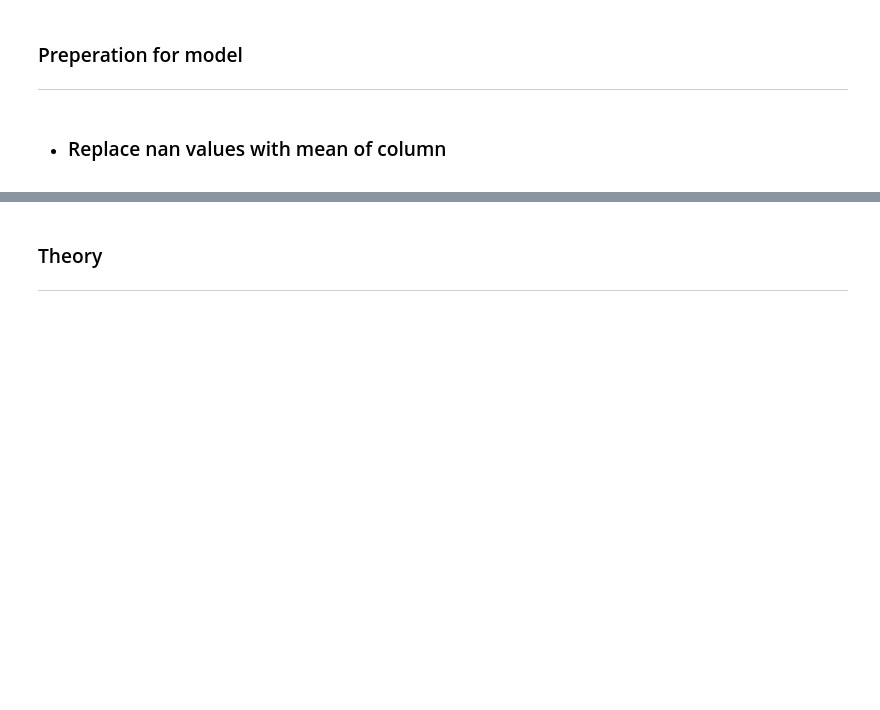
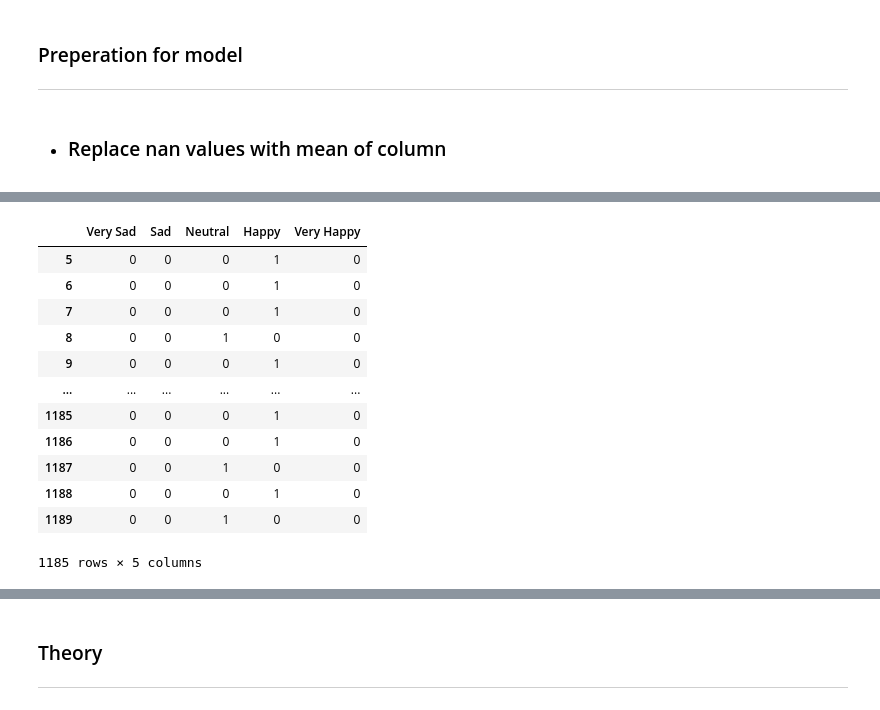
Before and after one commit to shreyaraghavendra/DTM_Group86, a Jupyter notebook: Assignment1/classification.ipynb, the cells around one changed output, grey strips where cells are left out. Drawn from its saved outputs; the diff is of its cells as text; code cells hidden in the pictures; blank space fills up the shorter version.

```diff
--- a/Assignment1/classification.ipynb
+++ b/Assignment1/classification.ipynb
@@ -59,0 +66,40 @@ x_train, x_test, y_train, y_test = train_test_split(x_scaled, y, test_size=0.2,
+# %%
+#Convert mood values to labels
+bins = [0, 2, 4, 6, 8, 10]
+labels = ['Very Sad', 'Sad', 'Neutral', 'Happy', 'Very Happy']
+df['mood_category'] = pd.cut(df['mood'], bins=bins, labels=labels, include_lowest=True)
+
+
+
+#Split target and features
+x = df.drop(['id','time', 'mood','mood_category'],axis=1) #Exclude time for now, but try including it later!
+y = pd.get_dummies(df['mood_category']) #Hot encode y labels so that they can be used in the model
+
+#Normalising the data such that each column has a mean of 0 and a standard deviation of 1 (i.e a Z score)
+#"Neural networks' weights are updated by an amount proportional to the partial derivative of the loss function with respect to each weight. If features have very different scales, then the updates made to the weights will also differ in scale, making the learning process unstable. This is particularly critical for deep learning where different layers might have different sensitivities to the scale of input data."
+scaler = StandardScaler()
+x_scaled = scaler.fit_transform(x)
+
+#Reshape for model
+time_steps = 5
+x_scaled = np.array([x_scaled[i - time_steps:i, :] for i in range(time_steps, len(x_scaled) + 1)])
+y[time_steps:] #Intuition: We are using day 1 to predict day 2, hence the y vector must start from day 2, as this is the predicted target using day 1's data
+#x_scaled = np.array([x_scaled[i - time_steps:i, :] for i in range(time_steps, len(x_scaled))])
+
+
+#Split data into training and test
+#x_train, x_test, y_train, y_test = train_test_split(x_scaled, y, test_size=0.2, random_state=42) # For now we will allocate 20% of the data for testing (allocated randomly with seed of 42)
+# %% [output]
+|  | Very Sad | Sad | Neutral | Happy | Very Happy |
+| 5 | 0 | 0 | 0 | 1 | 0 |
+| 6 | 0 | 0 | 0 | 1 | 0 |
+| 7 | 0 | 0 | 0 | 1 | 0 |
+| 8 | 0 | 0 | 1 | 0 | 0 |
+| 9 | 0 | 0 | 0 | 1 | 0 |
+| ... | ... | ... | ... | ... | ... |
+| 1185 | 0 | 0 | 0 | 1 | 0 |
+| 1186 | 0 | 0 | 0 | 1 | 0 |
+| 1187 | 0 | 0 | 1 | 0 | 0 |
+| 1188 | 0 | 0 | 0 | 1 | 0 |
+| 1189 | 0 | 0 | 1 | 0 | 0 |
+1185 rows × 5 columns
```
Also changed, not shown: parts of 29 cells of this notebook, 1 other file.
